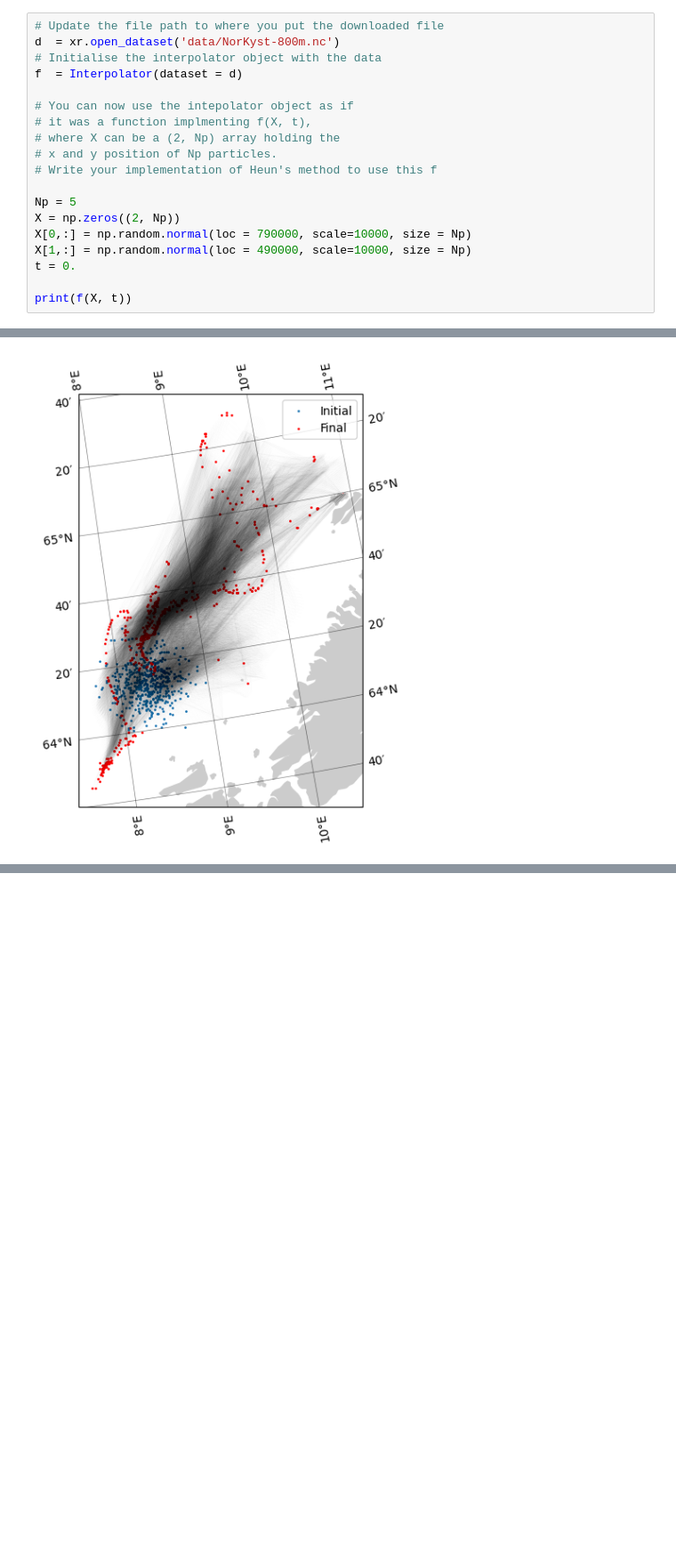
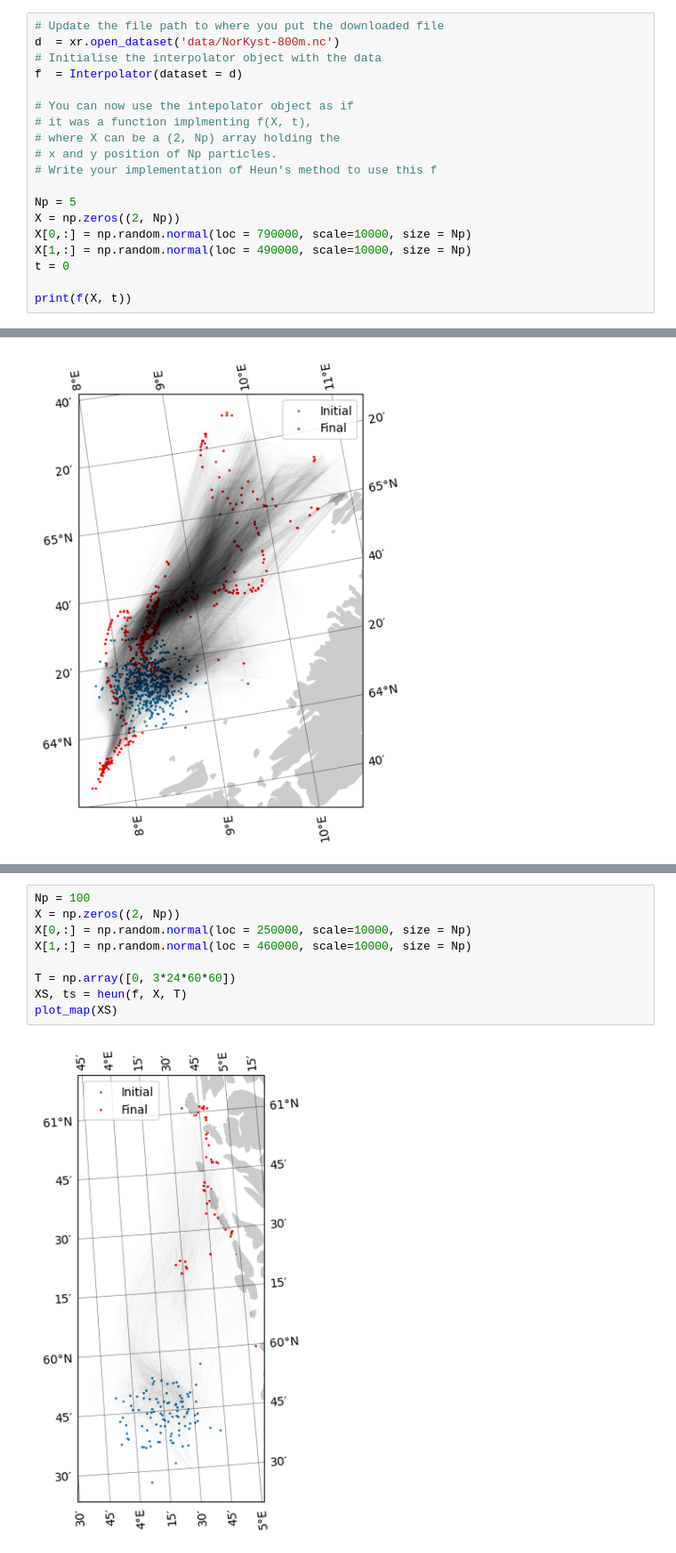
Before and after one commit to TrymSaether/Particle-transport-with-ocean-currents, a Jupyter notebook: eksempelkode.ipynb, the cells around one changed output, grey strips where cells are left out. Shown at 89% size. Cells and saved outputs as stored; diff of their text form; blank space fills up the shorter version.

```diff
--- a/eksempelkode.ipynb
+++ b/eksempelkode.ipynb
@@ -96,7 +102,7 @@ Np = 5
 X = np.zeros((2, Np))
 X[0,:] = np.random.normal(loc = 790000, scale=10000, size = Np)
 X[1,:] = np.random.normal(loc = 490000, scale=10000, size = Np)
-t = 0.
+t = 0
 
 print(f(X, t))
 # %% [output]
@@ -215,0 +224,11 @@ plot_map(XS)
+# %%
+Np = 100
+X = np.zeros((2, Np))
+X[0,:] = np.random.normal(loc = 250000, scale=10000, size = Np)
+X[1,:] = np.random.normal(loc = 460000, scale=10000, size = Np)
+
+T = np.array([0, 3*24*60*60])
+XS, ts = heun(f, X, T)
+plot_map(XS)
+# %% [output]
+[figure, added]
```
Also changed, not shown: parts of 4 cells of this notebook, 2 other files.
